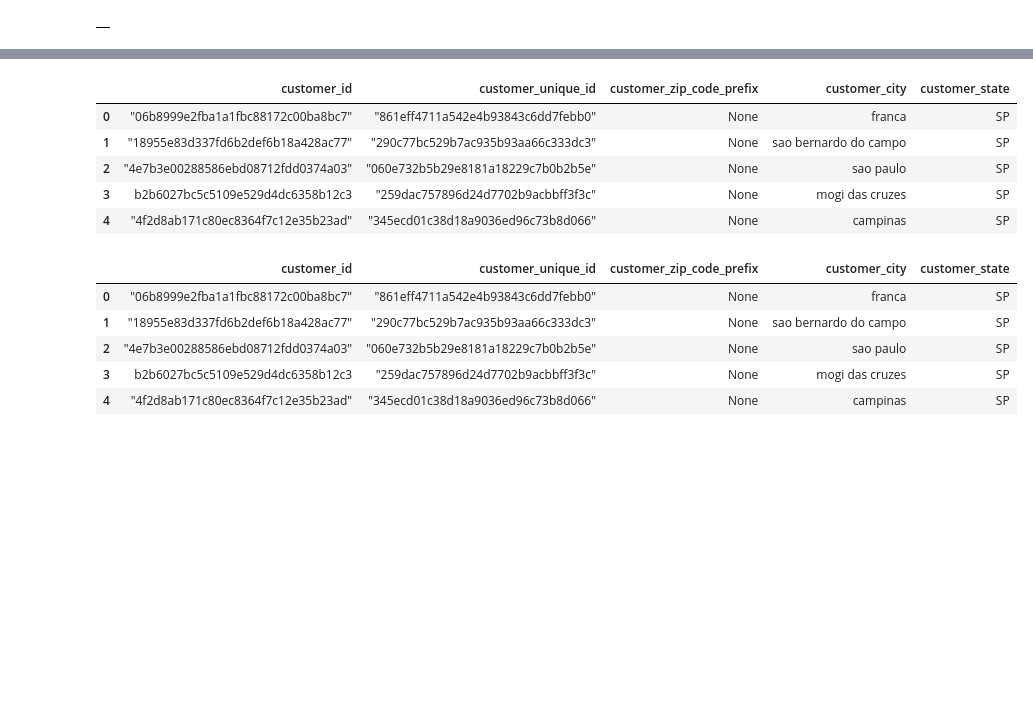
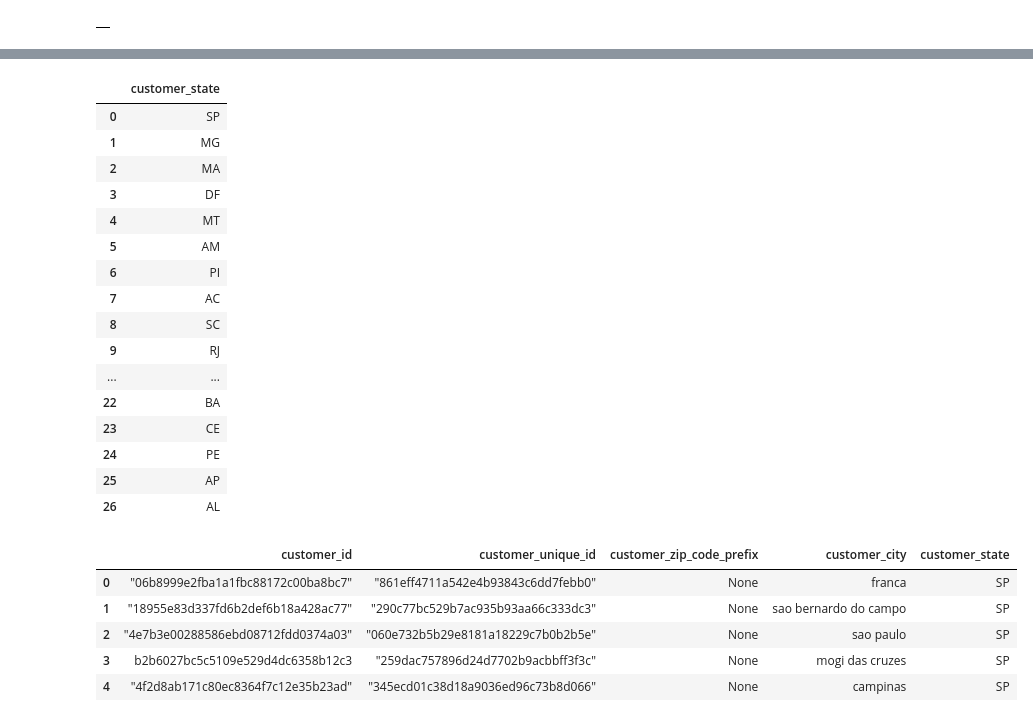
Before and after one commit to justinm329/ads_508_team_project_test, a Jupyter notebook: rahat_database.ipynb, the cells around one changed output, grey strips where cells are left out. Drawn from its saved outputs; the diff is of its cells as text; code cells hidden in the pictures; blank space fills up the shorter version.

```diff
--- a/rahat_database.ipynb
+++ b/rahat_database.ipynb
@@ -195,16 +212,29 @@ write_prod_cat_table = pd.read_sql(product_category_statement, conn)
 write_product_table = pd.read_sql(products_statement, conn)
 write_seller_table = pd.read_sql(sellers_statement, conn)
 # %%
-query1 = """select * from ads_508_team_5.customers_table limit 5;"""
-df_show = pd.read_sql(query1,conn)
-df_show
+query1 = """select customer_state
+from ads_508_team_5_logistic.customers_table
+group by customer_state;"""
+df_show1 = pd.read_sql(query1,conn)
+df_show1
 # %% [output]
-|  | customer_id | customer_unique_id | customer_zip_code_prefix | customer_city | customer_state |
-| 0 | "06b8999e2fba1a1fbc88172c00ba8bc7" | "861eff4711a542e4b93843c6dd7febb0" | None | franca | SP |
-| 1 | "18955e83d337fd6b2def6b18a428ac77" | "290c77bc529b7ac935b93aa66c333dc3" | None | sao bernardo do campo | SP |
-| 2 | "4e7b3e00288586ebd08712fdd0374a03" | "060e732b5b29e8181a18229c7b0b2b5e" | None | sao paulo | SP |
-| 3 | b2b6027bc5c5109e529d4dc6358b12c3 | "259dac757896d24d7702b9acbbff3f3c" | None | mogi das cruzes | SP |
-| 4 | "4f2d8ab171c80ec8364f7c12e35b23ad" | "345ecd01c38d18a9036ed96c73b8d066" | None | campinas | SP |
+|  | customer_state |
+| 0 | SP |
+| 1 | MG |
+| 2 | MA |
+| 3 | DF |
+| 4 | MT |
+| 5 | AM |
+| 6 | PI |
+| 7 | AC |
+| 8 | SC |
+| 9 | RJ |
+| ... | ... |
+| 22 | BA |
+| 23 | CE |
+| 24 | PE |
+| 25 | AP |
+| 26 | AL |
 # %%
 query1 = """select * from ads_508_team_5.customers_table limit 5;"""
 df_show = pd.read_sql(query1,conn)
```
Also changed, not shown: parts of 26 cells of this notebook.
